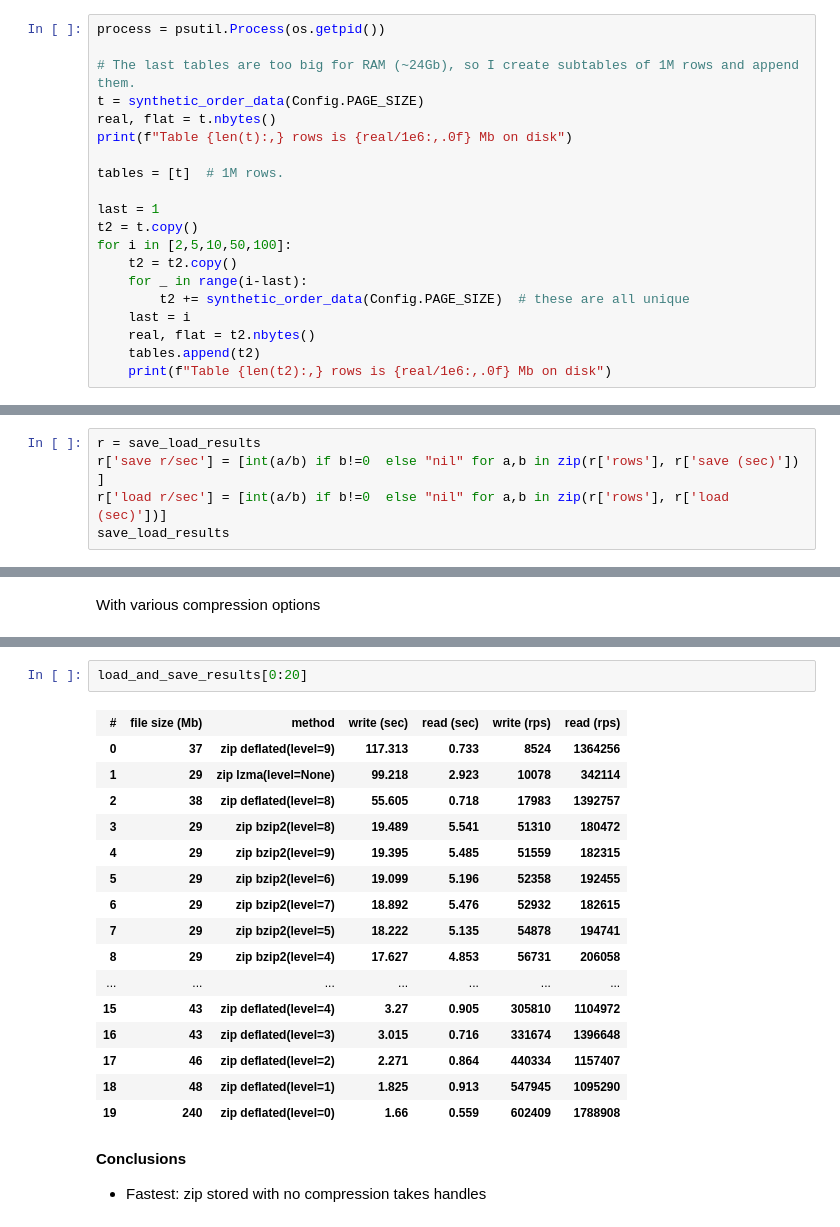
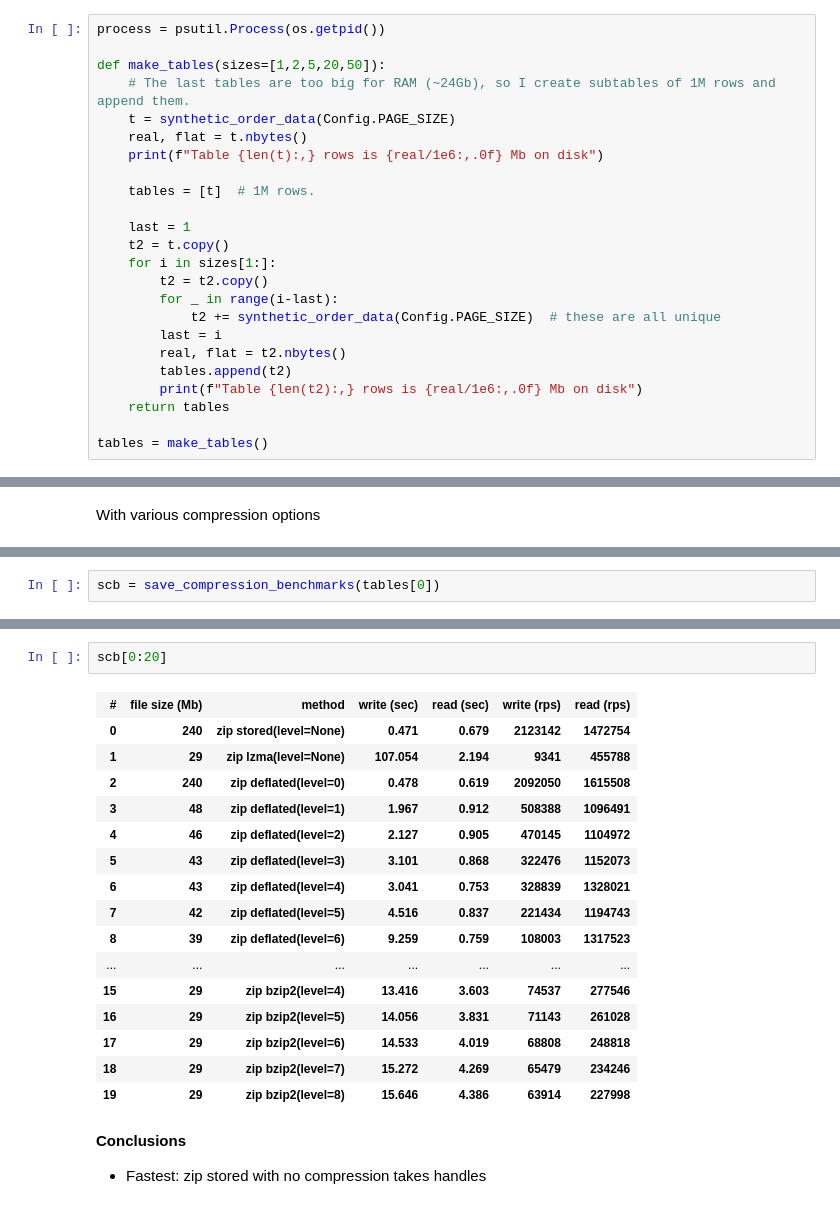
Before and after one commit to root-11/tablite, a Jupyter notebook: benchmarks.ipynb, the cells around one changed output, grey strips where cells are left out. Drawn from its saved outputs; the diff is of its cells as text.

```diff
--- a/benchmarks.ipynb
+++ b/benchmarks.ipynb
@@ -78,23 +79,27 @@ from tablite.config import Config
 # %%
 process = psutil.Process(os.getpid())
 
-# The last tables are too big for RAM (~24Gb), so I create subtables of 1M rows and append them.
-t = synthetic_order_data(Config.PAGE_SIZE)
-real, flat = t.nbytes()
-print(f"Table {len(t):,} rows is {real/1e6:,.0f} Mb on disk")
+def make_tables(sizes=[1,2,5,20,50]):
+    # The last tables are too big for RAM (~24Gb), so I create subtables of 1M rows and append them.
+    t = synthetic_order_data(Config.PAGE_SIZE)
+    real, flat = t.nbytes()
+    print(f"Table {len(t):,} rows is {real/1e6:,.0f} Mb on disk")
 
-tables = [t]  # 1M rows.
+    tables = [t]  # 1M rows.
 
-last = 1
-t2 = t.copy()
-for i in [2,5,10,50,100]:
-    t2 = t2.copy()
-    for _ in range(i-last):
-        t2 += synthetic_order_data(Config.PAGE_SIZE)  # these are all unique
-    last = i
-    real, flat = t2.nbytes()
-    tables.append(t2)
-    print(f"Table {len(t2):,} rows is {real/1e6:,.0f} Mb on disk")
+    last = 1
+    t2 = t.copy()
+    for i in sizes[1:]:
+        t2 = t2.copy()
+        for _ in range(i-last):
+            t2 += synthetic_order_data(Config.PAGE_SIZE)  # these are all unique
+        last = i
+        real, flat = t2.nbytes()
+        tables.append(t2)
+        print(f"Table {len(t2):,} rows is {real/1e6:,.0f} Mb on disk")
+    return tables
+
+tables = make_tables()
 # %% [output]
 Table 1,000,000 rows is 240 Mb on disk
 Table 2,000,000 rows is 480 Mb on disk
@@ -166,5 +163,0 @@ loading 100,000,000 tows took 210.60625939999977 seconds
-# %%
-r = save_load_results
-r['save r/sec'] = [int(a/b) if b!=0  else "nil" for a,b in zip(r['rows'], r['save (sec)']) ]
-r['load r/sec'] = [int(a/b) if b!=0  else "nil" for a,b in zip(r['rows'], r['load (sec)'])]
-save_load_results
@@ -242,0 +220,2 @@ r['read (rps)'] = [int(1_000_000/b) for b in r['read (sec)']]
+# %%
+scb = save_compression_benchmarks(tables[0])
@@ -243,22 +240,22 @@ r['read (rps)'] = [int(1_000_000/b) for b in r['read (sec)']]
 # %%
-load_and_save_results[0:20]
+scb[0:20]
 # %% [output]
 | # | file size (Mb) | method | write (sec) | read (sec) | write (rps) | read (rps) |
-| 0 | 37 | zip deflated(level=9) | 117.313 | 0.733 | 8524 | 1364256 |
-| 1 | 29 | zip lzma(level=None) | 99.218 | 2.923 | 10078 | 342114 |
-| 2 | 38 | zip deflated(level=8) | 55.605 | 0.718 | 17983 | 1392757 |
-| 3 | 29 | zip bzip2(level=8) | 19.489 | 5.541 | 51310 | 180472 |
-| 4 | 29 | zip bzip2(level=9) | 19.395 | 5.485 | 51559 | 182315 |
-| 5 | 29 | zip bzip2(level=6) | 19.099 | 5.196 | 52358 | 192455 |
-| 6 | 29 | zip bzip2(level=7) | 18.892 | 5.476 | 52932 | 182615 |
-| 7 | 29 | zip bzip2(level=5) | 18.222 | 5.135 | 54878 | 194741 |
-| 8 | 29 | zip bzip2(level=4) | 17.627 | 4.853 | 56731 | 206058 |
+| 0 | 240 | zip stored(level=None) | 0.471 | 0.679 | 2123142 | 1472754 |
+| 1 | 29 | zip lzma(level=None) | 107.054 | 2.194 | 9341 | 455788 |
+| 2 | 240 | zip deflated(level=0) | 0.478 | 0.619 | 2092050 | 1615508 |
+| 3 | 48 | zip deflated(level=1) | 1.967 | 0.912 | 508388 | 1096491 |
+| 4 | 46 | zip deflated(level=2) | 2.127 | 0.905 | 470145 | 1104972 |
+| 5 | 43 | zip deflated(level=3) | 3.101 | 0.868 | 322476 | 1152073 |
+| 6 | 43 | zip deflated(level=4) | 3.041 | 0.753 | 328839 | 1328021 |
+| 7 | 42 | zip deflated(level=5) | 4.516 | 0.837 | 221434 | 1194743 |
+| 8 | 39 | zip deflated(level=6) | 9.259 | 0.759 | 108003 | 1317523 |
 | ... | ... | ... | ... | ... | ... | ... |
-| 15 | 43 | zip deflated(level=4) | 3.27 | 0.905 | 305810 | 1104972 |
-| 16 | 43 | zip deflated(level=3) | 3.015 | 0.716 | 331674 | 1396648 |
-| 17 | 46 | zip deflated(level=2) | 2.271 | 0.864 | 440334 | 1157407 |
-| 18 | 48 | zip deflated(level=1) | 1.825 | 0.913 | 547945 | 1095290 |
-| 19 | 240 | zip deflated(level=0) | 1.66 | 0.559 | 602409 | 1788908 |
+| 15 | 29 | zip bzip2(level=4) | 13.416 | 3.603 | 74537 | 277546 |
+| 16 | 29 | zip bzip2(level=5) | 14.056 | 3.831 | 71143 | 261028 |
+| 17 | 29 | zip bzip2(level=6) | 14.533 | 4.019 | 68808 | 248818 |
+| 18 | 29 | zip bzip2(level=7) | 15.272 | 4.269 | 65479 | 234246 |
+| 19 | 29 | zip bzip2(level=8) | 15.646 | 4.386 | 63914 | 227998 |
 # %% [markdown]
 **Conclusions**
 
```
Also changed, not shown: parts of 41 cells of this notebook.
